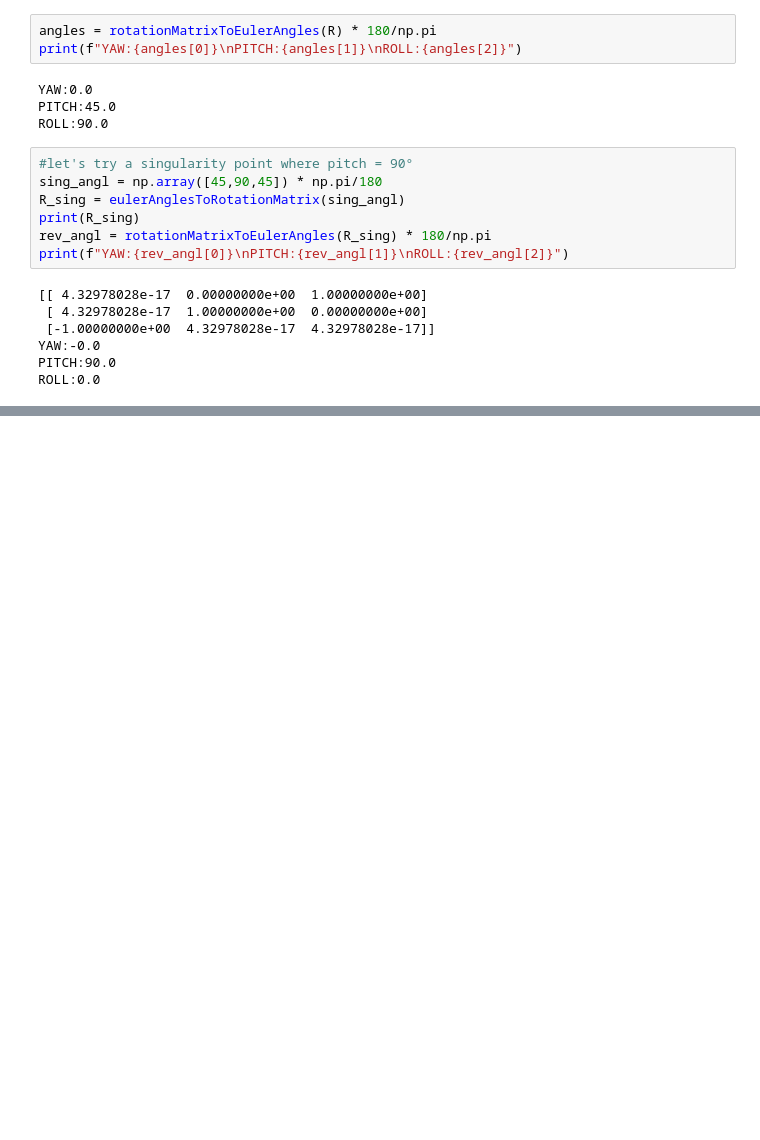
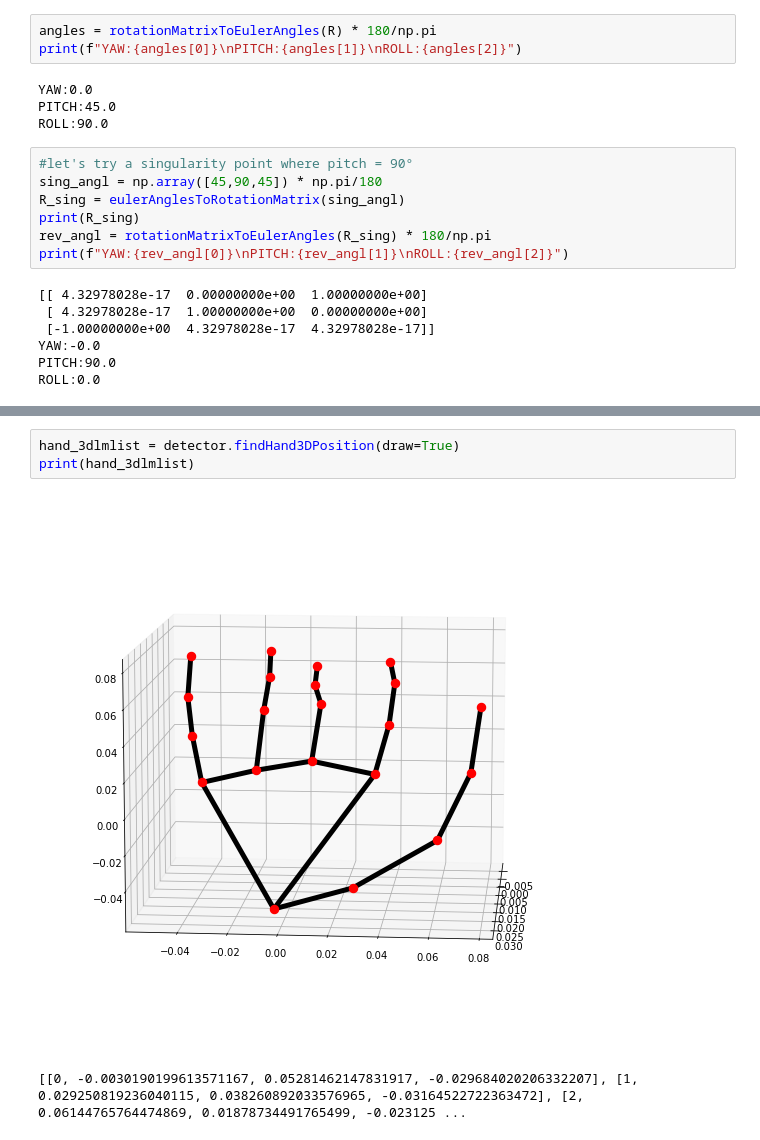
Before and after one commit to e-candeloro/Python-OpenCV-Utils, a Jupyter notebook: Demo_Notebook.ipynb, the cells around one changed output, grey strips where cells are left out. Cells and saved outputs as stored; diff of their text form; blank space fills up the shorter version.

```diff
--- a/Demo_Notebook.ipynb
+++ b/Demo_Notebook.ipynb
@@ -121,0 +146,6 @@ ROLL:0.0
+# %%
+hand_3dlmlist = detector.findHand3DPosition(draw=True)
+print(hand_3dlmlist)
+# %% [output]
+[figure, added]
+[[0, -0.0030190199613571167, 0.05281462147831917, -0.029684020206332207], [1, 0.029250819236040115, 0.038260892033576965, -0.03164522722363472], [2, 0.06144765764474869, 0.01878734491765499, -0.023125 ...
```
Also changed, not shown: parts of 5 cells of this notebook, 2 other files.
